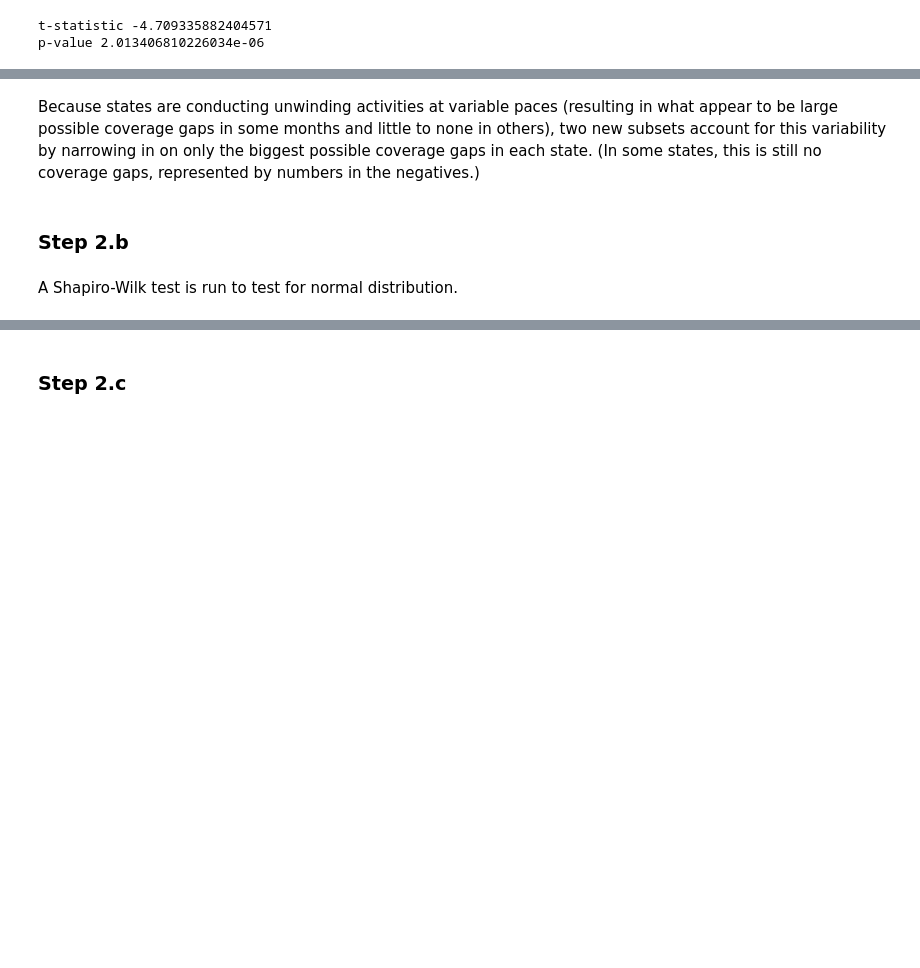
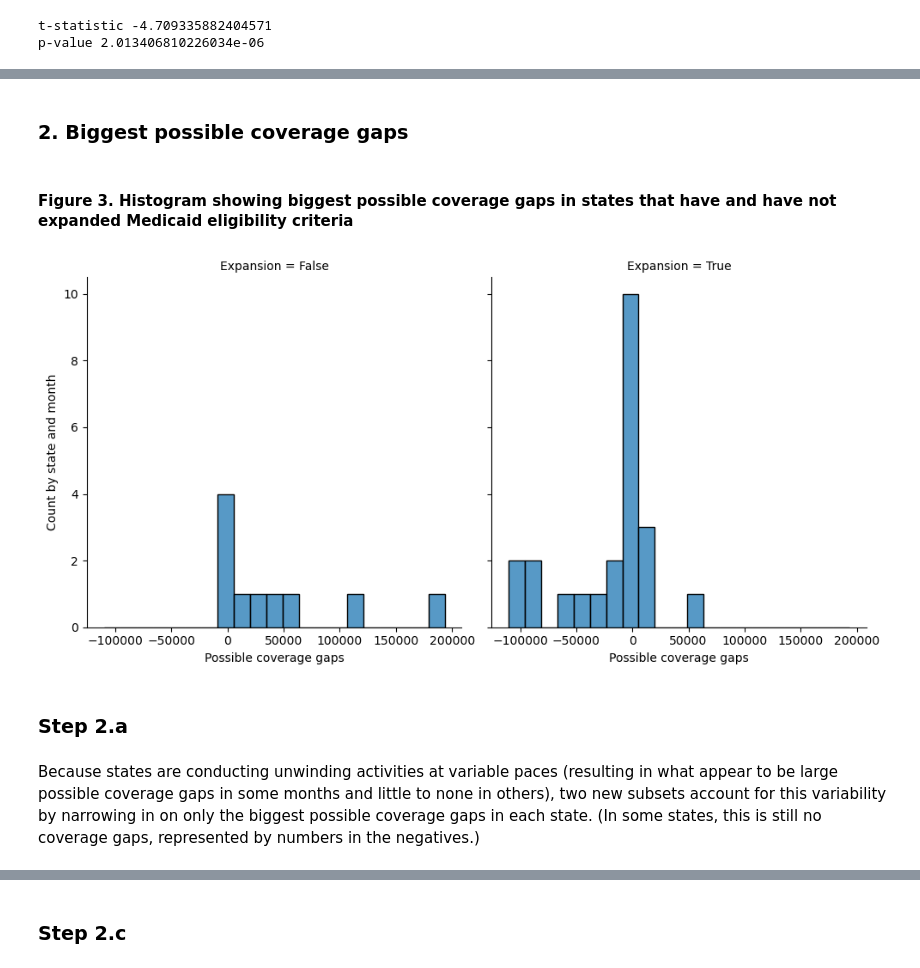
Before and after one commit to Zrrrpy/medicaid-unwinding, a Jupyter notebook: coverage_gap_analysis.ipynb, the cells around one changed output, grey strips where cells are left out. Drawn from its saved outputs; the diff is of its cells as text; code cells hidden in the pictures; blank space fills up the shorter version.

```diff
--- a/coverage_gap_analysis.ipynb
+++ b/coverage_gap_analysis.ipynb
@@ -952,0 +897,4 @@ The p value of .000002 is statistically significant, supporting the research hyp
+# %% [markdown]
+### 2. Biggest possible coverage gaps
+# %% [markdown]
+#### Figure 3. Histogram showing biggest possible coverage gaps in states that have and have not expanded Medicaid eligibility criteria
@@ -953,9 +903,15 @@ The p value of .000002 is statistically significant, supporting the research hyp
+# %%
+fig = sns.displot(data = biggest_unwinding_33, col = 'Expansion', x = 'Coverage gap', kind = 'hist')
+
+fig.set_axis_labels(x_var = 'Possible coverage gaps', y_var = 'Count by state and month')
+
+plt.show()
+# %% [output]
+[figure, new version]
+# %% [markdown]
+### Step 2.a
 # %% [markdown]
 Because states are conducting unwinding activities at variable paces (resulting in what appear to be large possible coverage gaps in some months and little to none in others), two new subsets account for this variability by narrowing in on only the biggest possible coverage gaps in each state. (In some states, this is still no coverage gaps, represented by numbers in the negatives.)
 # %%
 biggest_has_expanded = has_expanded.groupby('State').max('Coverage gap')
 biggest_hasnt_expanded = has_not_expanded.groupby('State').max('Coverage gap')
-# %% [markdown]
-### Step 2.b
-# %% [markdown]
-A Shapiro-Wilk test is run to test for normal distribution.
```
Also changed, not shown: parts of 71 cells of this notebook.
